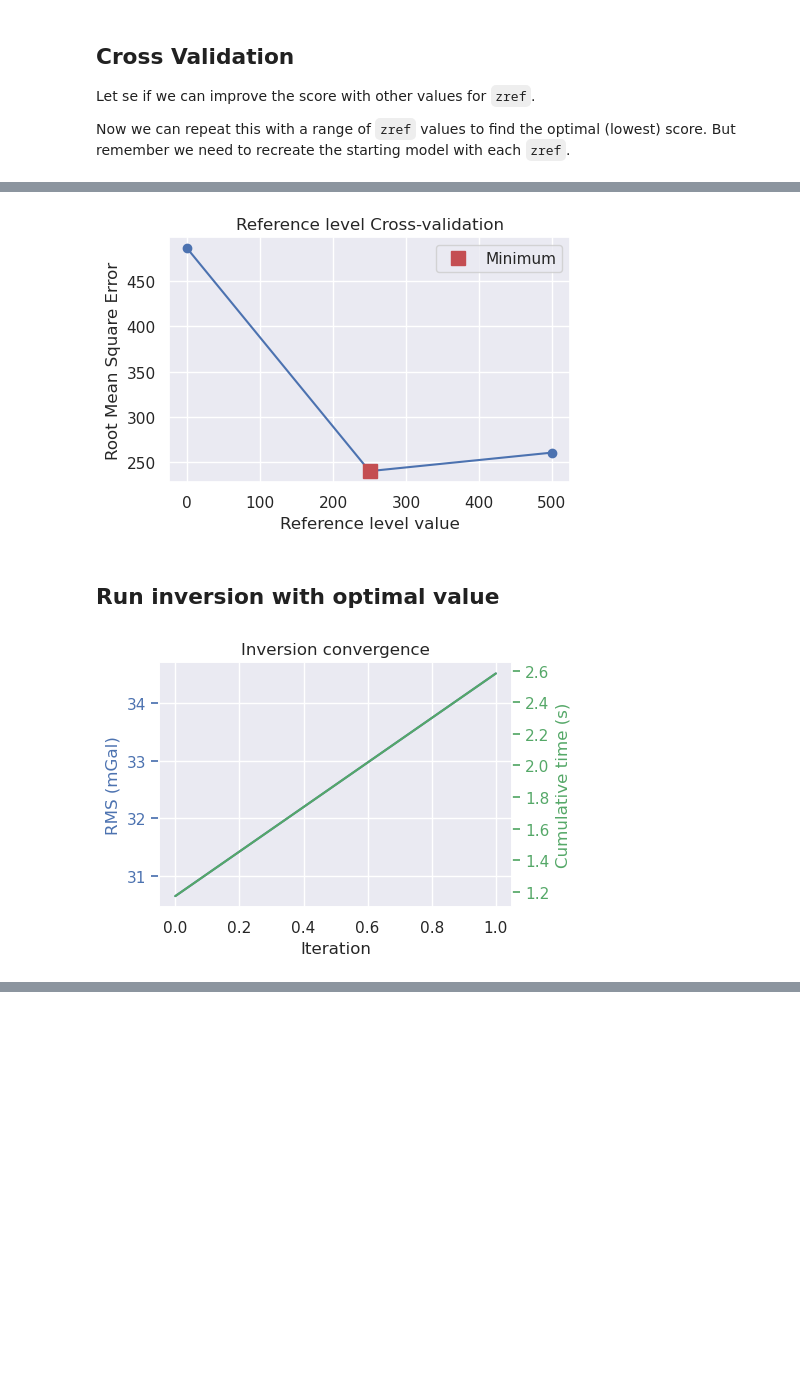
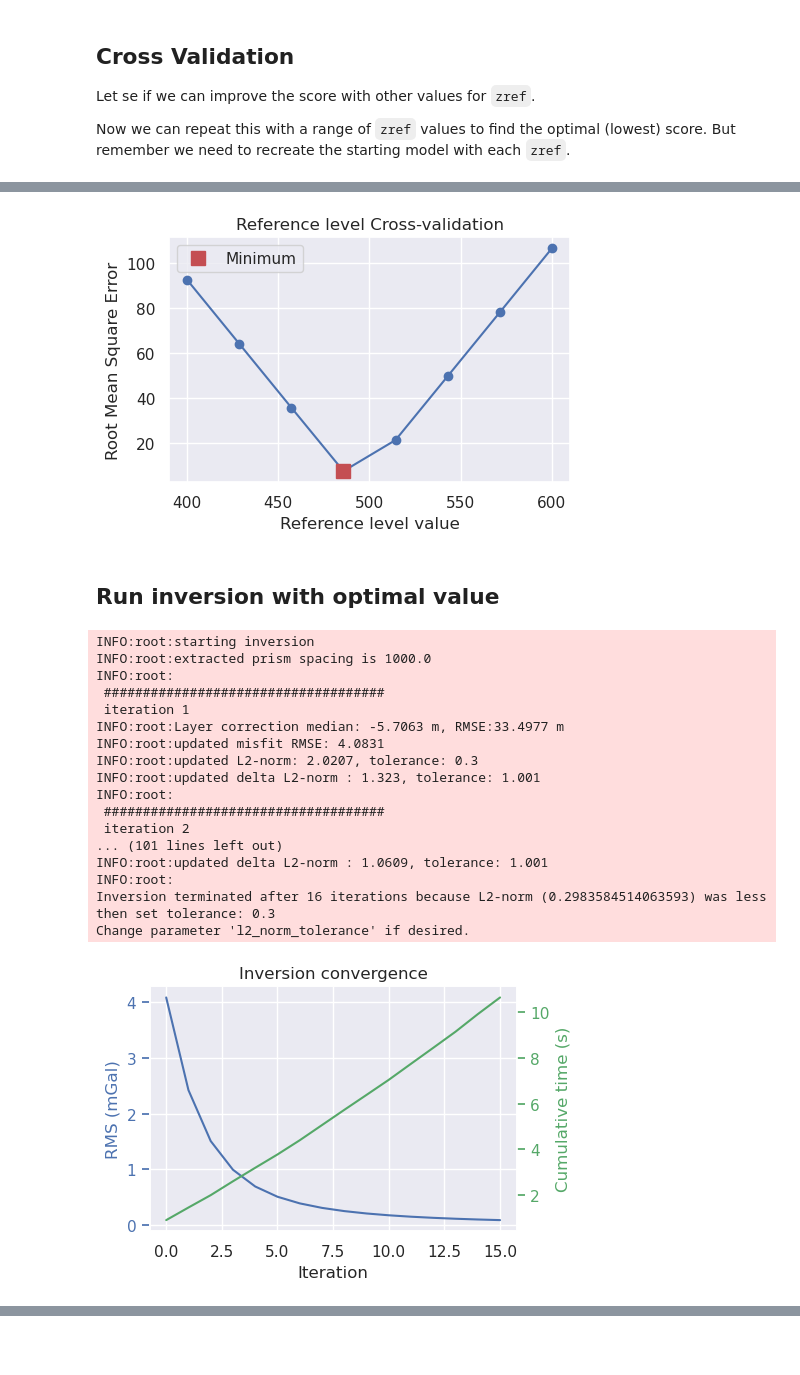
Before and after one commit to mdtanker/invert4geom, a Jupyter notebook: docs/user_guide/reference_level_cross_validation.ipynb, the cells around one changed output, grey strips where cells are left out. Saved outputs shown, nothing was run; the diff lists cells and outputs as text; code cells hidden in the pictures; blank space fills up the shorter version.

```diff
--- a/docs/user_guide/reference_level_cross_validation.ipynb
+++ b/docs/user_guide/reference_level_cross_validation.ipynb
@@ -176,11 +176,11 @@ kwargs = {
     "input_grav_column": "observed_grav",
     "prism_layer": starting_prisms,
     "deriv_type": "annulus",
-    "solver_damping": 0.01,
+    "solver_damping": 0.1,
     "zref": zref,
     "density_contrast": density_contrast,
     # set stopping criteria
-    "max_iterations": 3,
+    "max_iterations": 30,
     "l2_norm_tolerance": 0.3,
     "delta_l2_norm_tolerance": 1.001,
 }
@@ -205,11 +205,14 @@ logger = logging.getLogger()
 logger.setLevel(logging.WARNING)
 
 # set which zref values to include
-zrefs = np.linspace(0, 1100, 3)
+zrefs = np.linspace(400, 600, 8)
 
 # run inversions and collect scores
 scores = []
 for zref in zrefs:
+    # create flat topography grid with a constant height
+    starting_topography = xr.full_like(true_topography, zref)
+
     # re-calculate density grid with new density contrast
     density = xr.where(starting_topography >= zref, density_contrast, -density_contrast)
 
@@ -256,12 +264,21 @@ plotting.plot_cv_scores(
     # logy=True,
 )
 # %% [output]
-[figure, old version]
+[figure, new version]
 # %% [markdown]
 ## Run inversion with optimal value
 # %%
+# set Python's logging level
+logger = logging.getLogger()
+logger.setLevel(logging.INFO)
+
+# use the best zref value
+zref = best_zref
+
+# create flat topography grid with a constant height
+starting_topography = xr.full_like(true_topography, zref)
+
 # re-calculate density grid with the best zref
-zref = best_zref
 density = xr.where(
     starting_topography >= zref,
     kwargs.get("density_contrast"),
@@ -272,34 +289,51 @@ density = xr.where(
 starting_prisms = utils.grids_to_prisms(
     starting_topography,
     zref,
     density=density,
 )
 
 # update starting model in kwargs
 kwargs["prism_layer"] = starting_prisms
 
 # make new kwargs without zref or density
 new_kwargs = {
     key: value
     for key, value in kwargs.items()
     if key
     not in [
         "zref",
         "density_contrast",
     ]
 }
 results = inversion.run_inversion(
     input_grav=grav_df,
     plot_convergence=True,
     zref=zref,
     density_contrast=kwargs.get("density_contrast"),
     **new_kwargs,
 )
 
 # collect the results
 topo_results, grav_results, parameters, elapsed_time = results
 # %% [output]
+INFO:root:starting inversion
+INFO:root:extracted prism spacing is 1000.0
+INFO:root:
+ ####################################
+ iteration 1
+INFO:root:Layer correction median: -5.7063 m, RMSE:33.4977 m
+INFO:root:updated misfit RMSE: 4.0831
+INFO:root:updated L2-norm: 2.0207, tolerance: 0.3
+INFO:root:updated delta L2-norm : 1.323, tolerance: 1.001
+INFO:root:
+ ####################################
+ iteration 2
+... (101 lines left out)
+INFO:root:updated delta L2-norm : 1.0609, tolerance: 1.001
+INFO:root:
+Inversion terminated after 16 iterations because L2-norm (0.2983584514063593) was less then set tolerance: 0.3
+Change parameter 'l2_norm_tolerance' if desired.
-[figure, old version]
+[figure, new version]
 # %%
 plotting.plot_inversion_results(
     grav_results,
```
Also changed, not shown: parts of 4 cells of this notebook, 5 other files.
